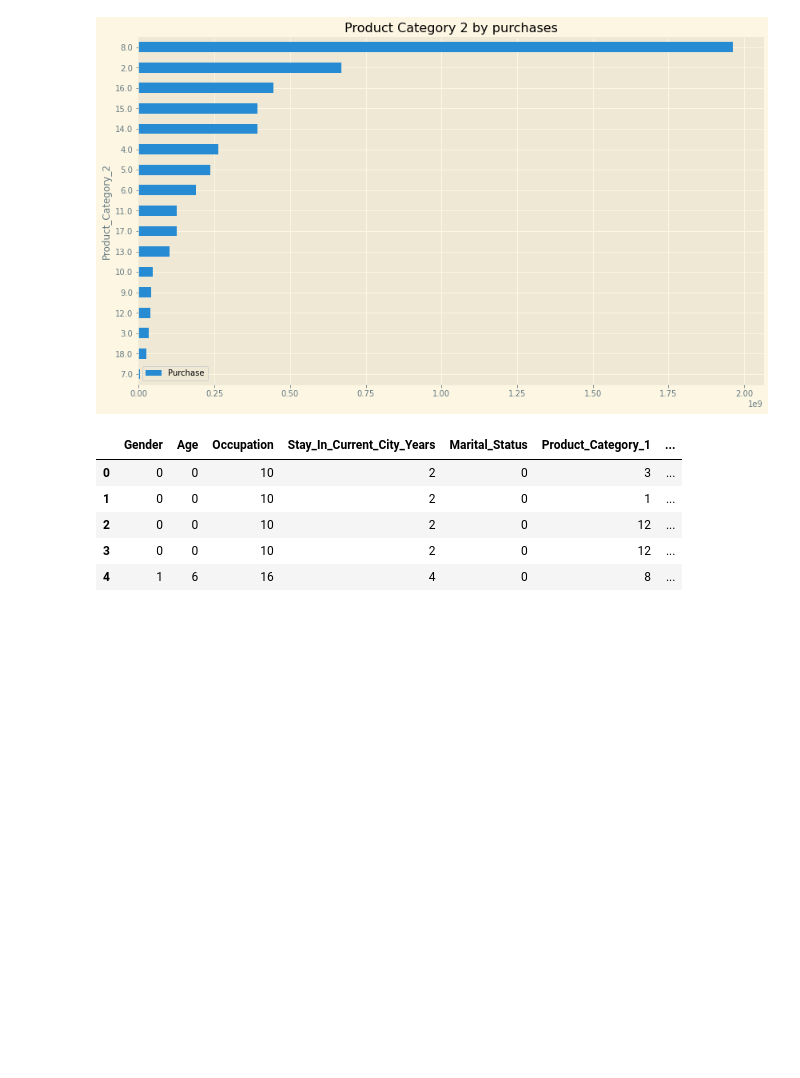
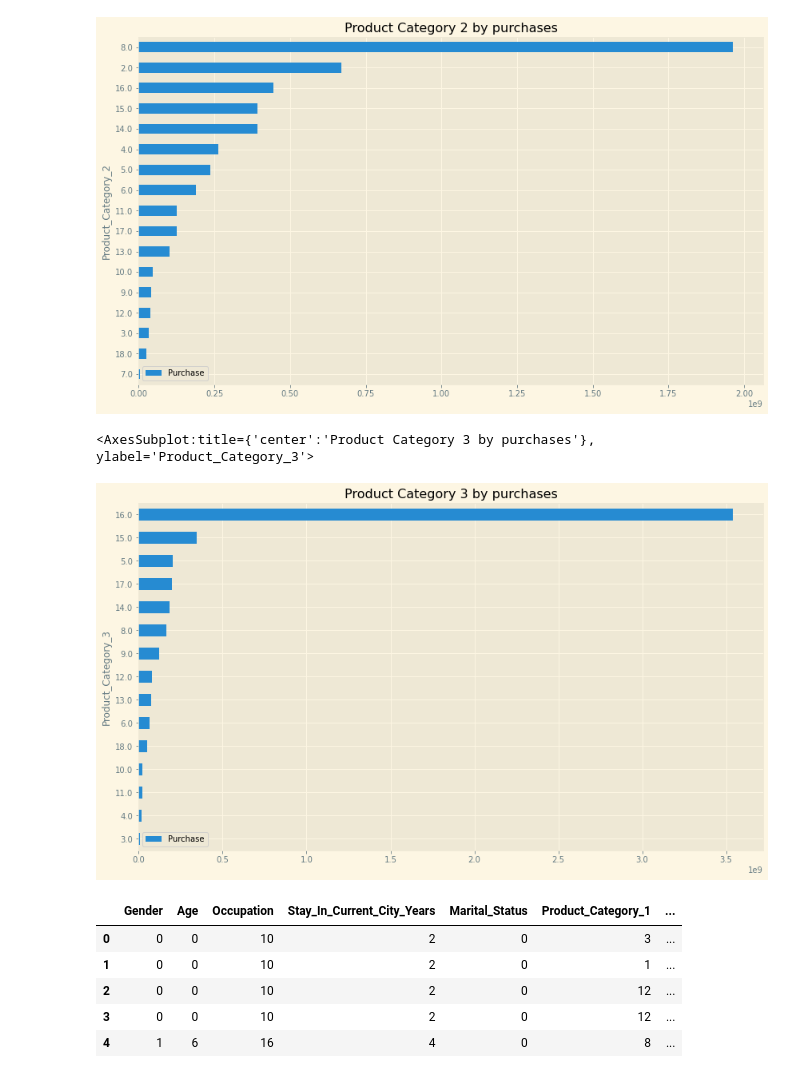
Before and after one commit to Kosta-Dimitrov/Black-Friday-Data-Analysis, a Jupyter notebook: black-friday.ipynb, the cells around one changed output. Cells and saved outputs as stored; diff of their text form; code cells hidden in the pictures; blank space fills up the shorter version.

Commit message:
Fix graphics

```diff
--- a/black-friday.ipynb
+++ b/black-friday.ipynb
@@ -335,6 +335,13 @@ prod_plot2.plot(kind='barh',title='Product Category 2 by purchases', figsize=(14
 # %% [output]
 <AxesSubplot:title={'center':'Product Category 2 by purchases'}, ylabel='Product_Category_2'>
 [figure]
+# %%
+prod_plot3=df[['Product_Category_3','Purchase']].groupby('Product_Category_3').sum()
+prod_plot3=prod_plot3.sort_values(by='Purchase')
+prod_plot3.plot(kind='barh',title='Product Category 3 by purchases', figsize=(14, 8))
+# %% [output]
+<AxesSubplot:title={'center':'Product Category 3 by purchases'}, ylabel='Product_Category_3'>
+[figure, added]
 # %%
 df.drop('Product_ID',axis=1,inplace=True)
 df.head()
```
Also changed, not shown: parts of 1 cell of this notebook.
